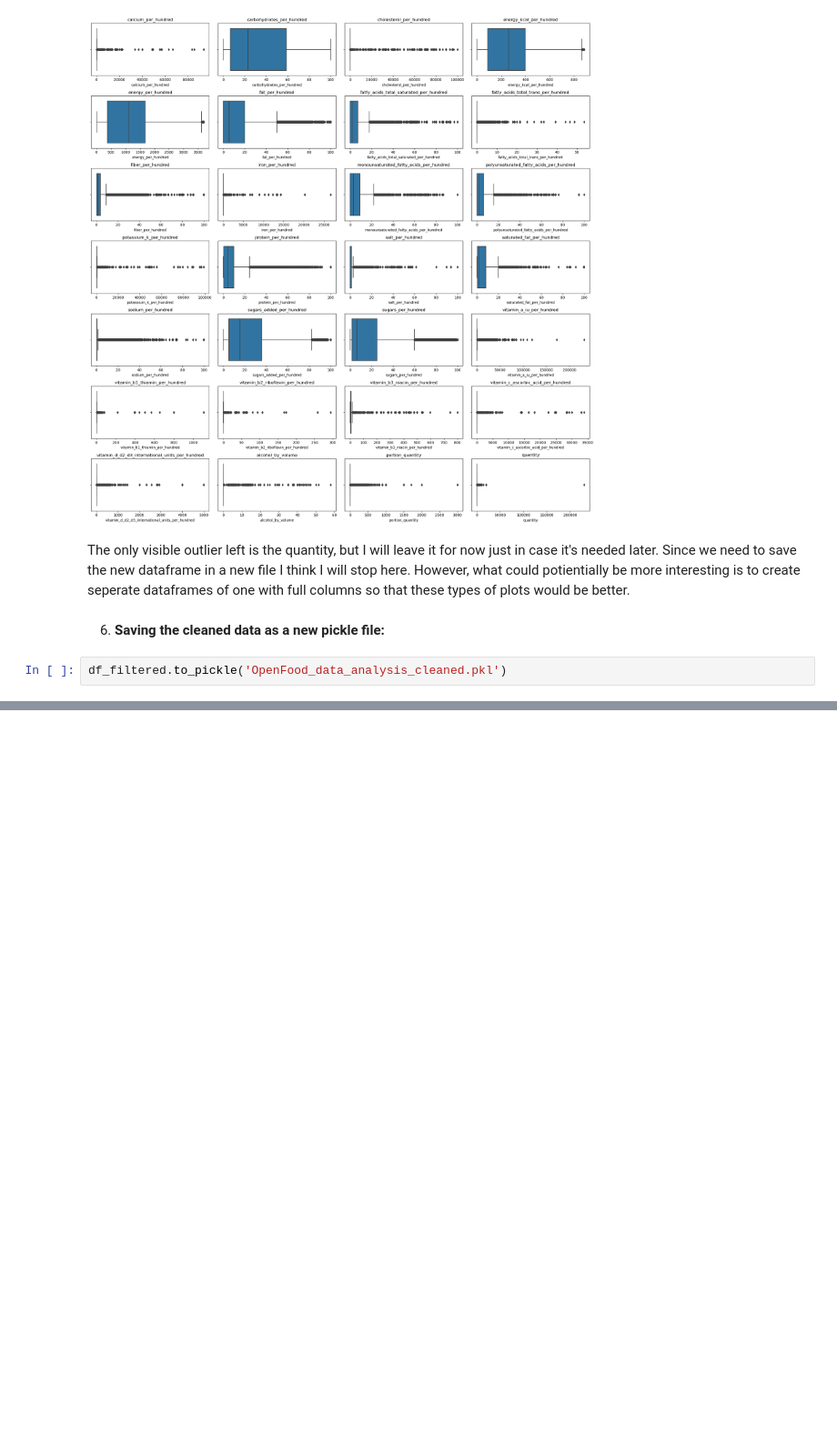
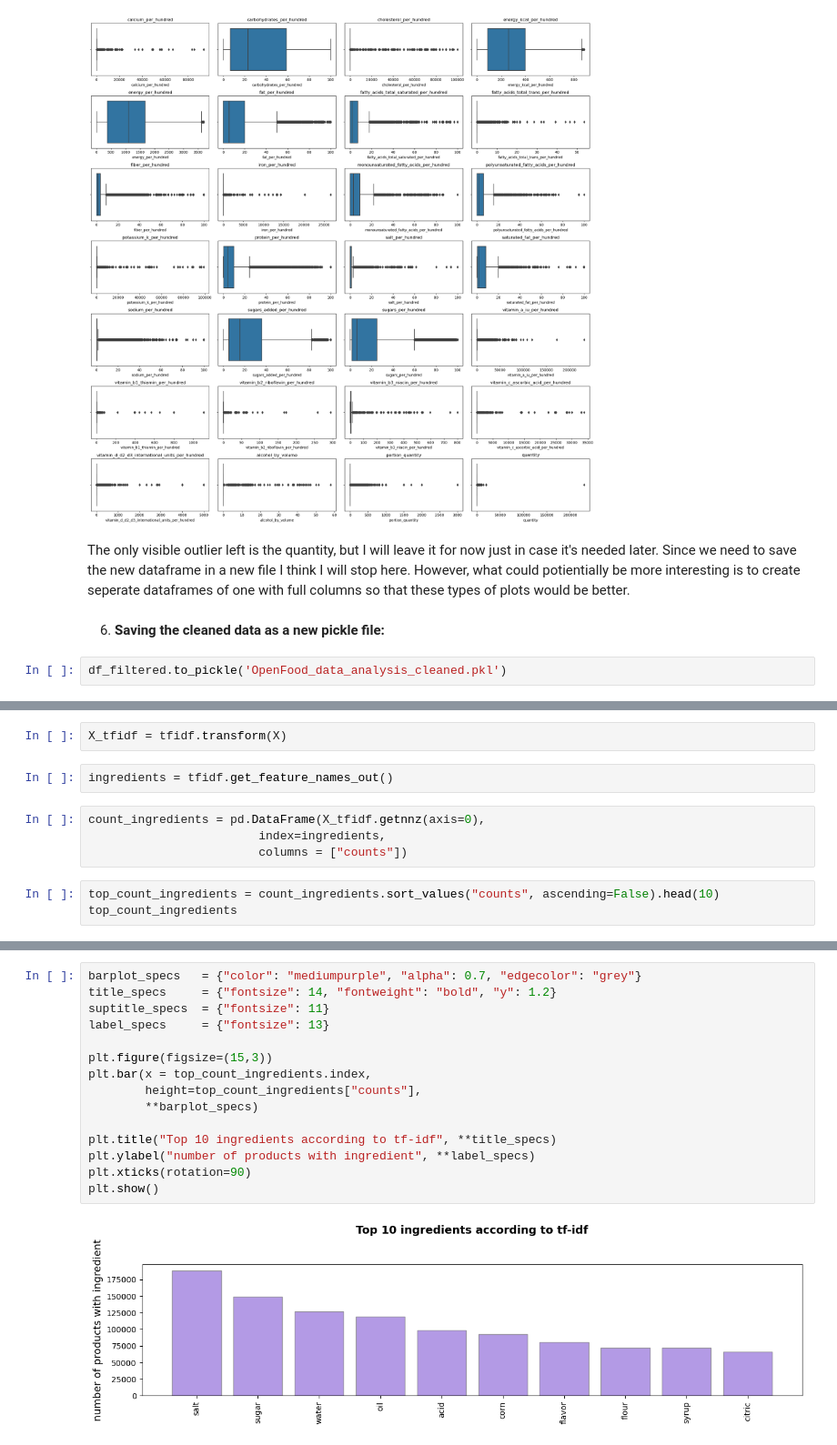
Before and after one commit to maharhandi/Intro_data_analysis, a Jupyter notebook: OpenFood/OpenFood_data_analysis.ipynb, the cells around one changed output, grey strips where cells are left out. Shown at 91% size. Drawn from its saved outputs; the diff is of its cells as text; blank space fills up the shorter version.

Commit message:
Finished Task D
EDA: Text data

```diff
--- a/OpenFood/OpenFood_data_analysis.ipynb
+++ b/OpenFood/OpenFood_data_analysis.ipynb
@@ -1002,0 +1207,11 @@ df_filtered.to_pickle('OpenFood_data_analysis_cleaned.pkl')
+# %%
+X_tfidf = tfidf.transform(X)
+# %%
+ingredients = tfidf.get_feature_names_out()
+# %%
+count_ingredients = pd.DataFrame(X_tfidf.getnnz(axis=0),
+                        index=ingredients,
+                        columns = ["counts"])
+# %%
+top_count_ingredients = count_ingredients.sort_values("counts", ascending=False).head(10)
+top_count_ingredients
@@ -1002,0 +1230,17 @@ df_filtered.to_pickle('OpenFood_data_analysis_cleaned.pkl')
+# %%
+barplot_specs   = {"color": "mediumpurple", "alpha": 0.7, "edgecolor": "grey"}
+title_specs     = {"fontsize": 14, "fontweight": "bold", "y": 1.2}
+suptitle_specs  = {"fontsize": 11}
+label_specs     = {"fontsize": 13}
+
+plt.figure(figsize=(15,3))
+plt.bar(x = top_count_ingredients.index,
+        height=top_count_ingredients["counts"],
+        **barplot_specs)
+
+plt.title("Top 10 ingredients according to tf-idf", **title_specs)
+plt.ylabel("number of products with ingredient", **label_specs)
+plt.xticks(rotation=90)
+plt.show()
+# %% [output]
+[figure, added]
```
Also changed, not shown: parts of 44 cells of this notebook.
